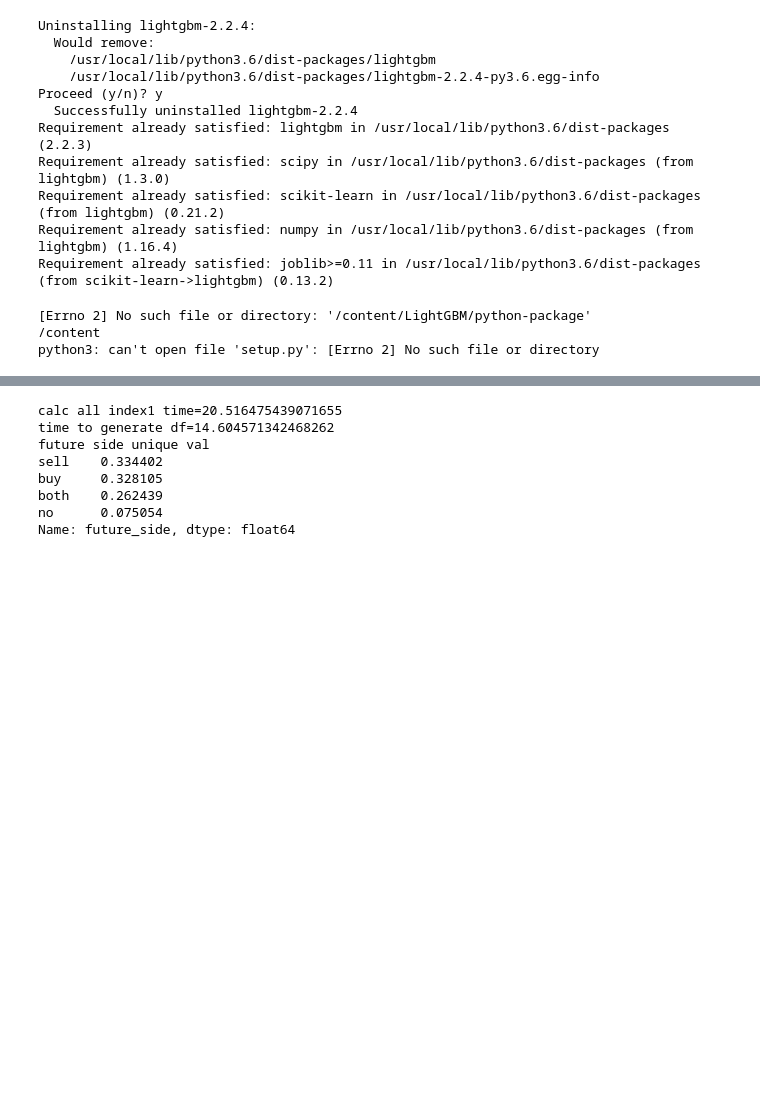
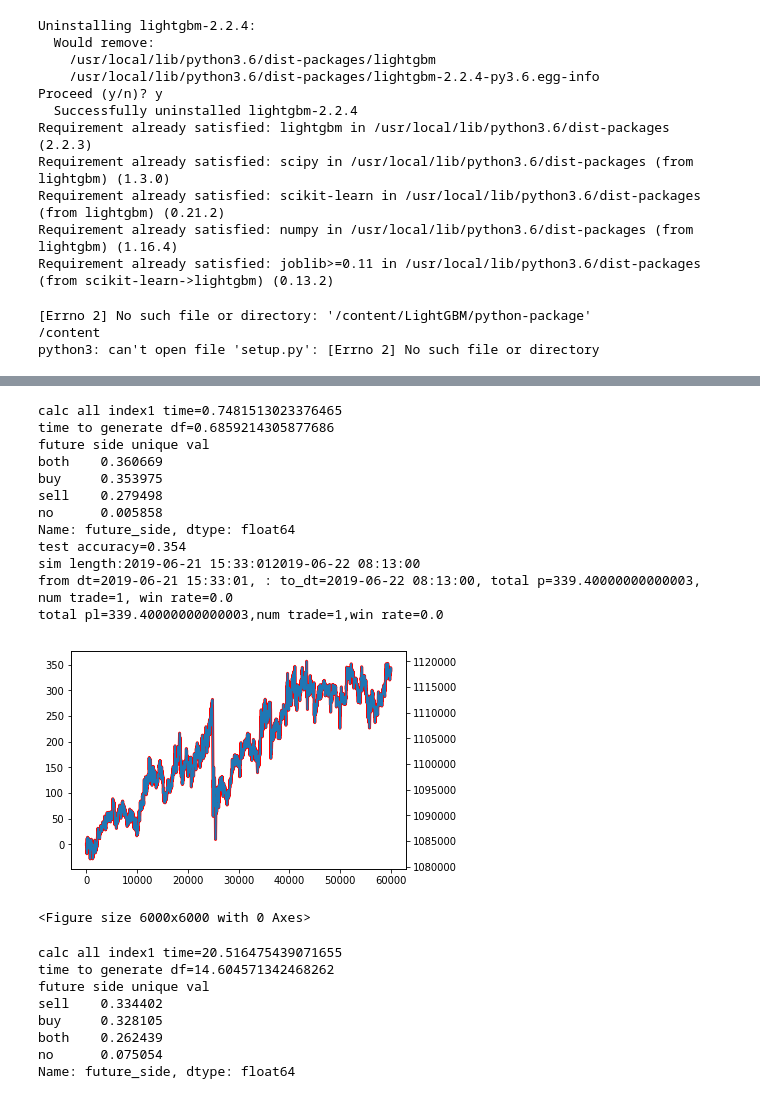
Before and after one commit to alunfes/flyer-bot, a Jupyter notebook: lightgbm_price.ipynb, the cells around one changed output, grey strips where cells are left out. Cells and saved outputs as stored; diff of their text form; code cells hidden in the pictures; blank space fills up the shorter version.

```diff
--- a/lightgbm_price.ipynb
+++ b/lightgbm_price.ipynb
@@ -1699,37 +1776,53 @@ total pl=275.68,num trade=100,win rate=0.71
 # %%
 '''
 load model
 '''
 
-pl_kijun = 1000
+pl_kijun = 800
 sim_pl = 100000
-future_period = 11
-num_term = 1500
-window_term = 10
+future_period = 5
+num_term = 150
+window_term = 2
 
-OneMinMarketData.initialize_for_bot(num_term, window_term,future_period,pl_kijun,5000)
+OneMinMarketData.initialize_for_bot(num_term, window_term,future_period,pl_kijun,1500)
 df = OneMinMarketData.generate_df()
 lgbmodel = LgbModel()
 train_x, test_x, train_y, test_y = lgbmodel.generate_data(df, 1)
-test_x = test_x[-500:]
-test_y = test_y[-500:]
+test_x = test_x[-1000:]
+test_y = test_y[-1000:]
 model = None
 with open('/content/drive/My Drive/Model/lgb_model.dat', 'rb') as f:
     model = pickle.load(f)
-predictions = lgbmodel.prediction(model,test_x,0.8)
+predictions = lgbmodel.prediction2(model, test_x)
 print('test accuracy={}'.format(lgbmodel.calc_buysell_accuracy(predictions,test_y)))
 start_ind = OneMinMarketData.check_matched_index(test_x)
 stdata = OneMinMarketData.generate_tick_pred_data(predictions, start_ind)
 sim = Sim()
-ac = sim.sim_lgbmodel(stdata,sim_pl)
+ac = SimAccount()
+ac = sim.sim_lgbmodel_opt(stdata,0,0,0, False, False, ac)
 print('total pl={},num trade={},win rate={}'.format(ac.total_pl,ac.num_trade,ac.win_rate))
 
 fig, ax1 = plt.subplots()
 plt.figure(figsize=(30,30),dpi=200)
 ax1.plot(ac.performance_total_pl_log,color='red',linewidth = 3.0,label='pl')
 ax2 = ax1.twinx()
 ax2.plot(list(stdata.price))
 plt.show()
+# %% [output]
+calc all index1 time=0.7481513023376465
+time to generate df=0.6859214305877686
+future side unique val
+both    0.360669
+buy     0.353975
+sell    0.279498
+no      0.005858
+Name: future_side, dtype: float64
+test accuracy=0.354
+sim length:2019-06-21 15:33:012019-06-22 08:13:00
+from dt=2019-06-21 15:33:01, : to_dt=2019-06-22 08:13:00, total p=339.40000000000003, num trade=1, win rate=0.0
+total pl=339.40000000000003,num trade=1,win rate=0.0
+[figure, added]
+<Figure size 6000x6000 with 0 Axes>
 # %%
 '''
 conti LGB learning
```
Also changed, not shown: parts of 21 cells of this notebook, 3 other files.
